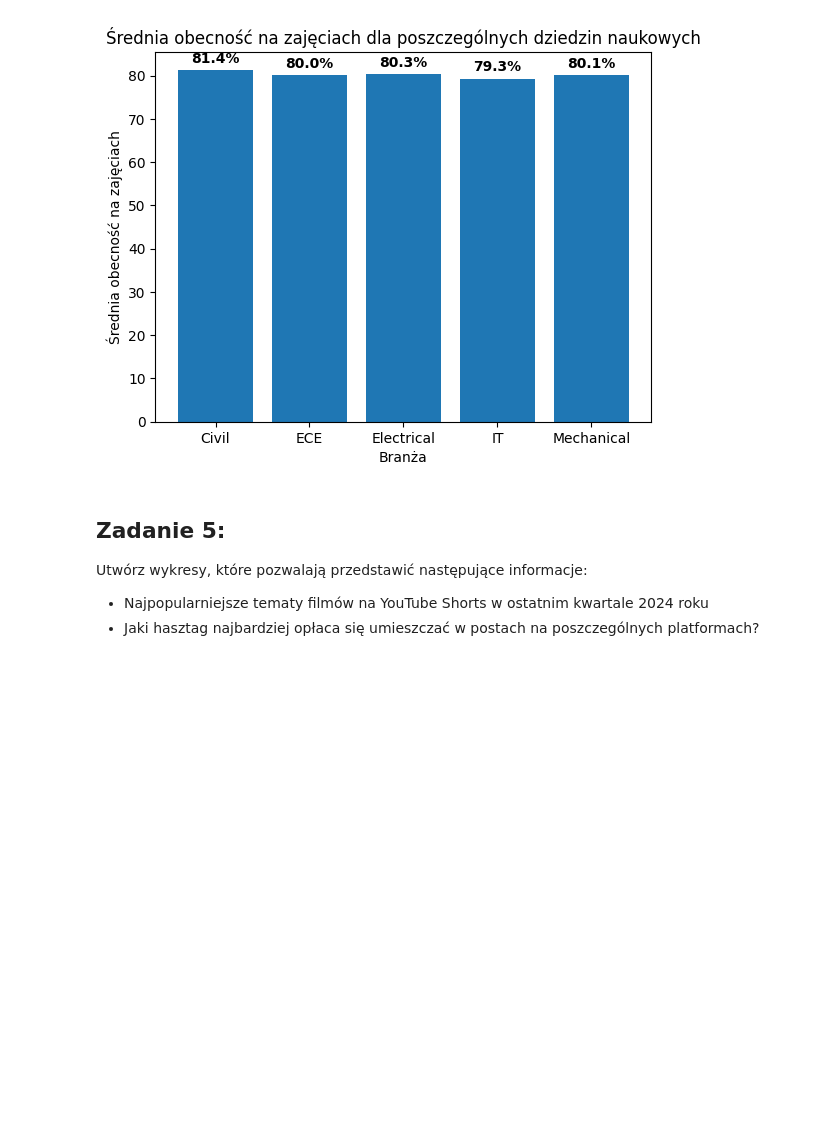
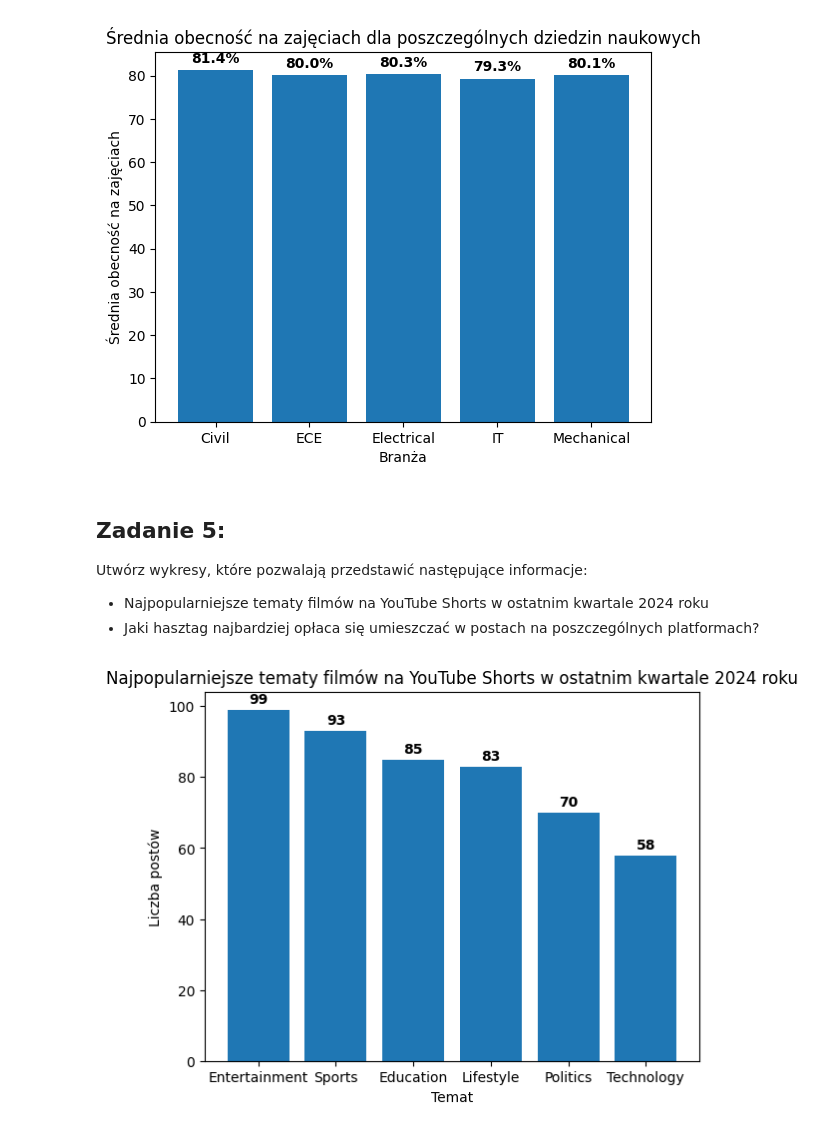
Before and after one commit to Zajecia-na-PWr-LR/lista-1-tomek2005, a Jupyter notebook: UczenieMaszynowe_25_26_Lista1.ipynb, the cells around one changed output. Cells and saved outputs as stored; diff of their text form; code cells hidden in the pictures; blank space fills up the shorter version.

```diff
--- a/UczenieMaszynowe_25_26_Lista1.ipynb
+++ b/UczenieMaszynowe_25_26_Lista1.ipynb
@@ -188,3 +188,26 @@ plt.show()
 Utwórz wykresy, które pozwalają przedstawić następujące informacje:
 - Najpopularniejsze tematy filmów na YouTube Shorts w ostatnim kwartale 2024 roku
 - Jaki hasztag najbardziej opłaca się umieszczać w  postach na poszczególnych platformach?
+# %%
+data2 = pd.read_csv('social_media_viral_content_dataset.csv')
+df2 = pd.DataFrame(data2)
+
+filtered_df2 = df2[(df2['post_datetime'] >= '2024-10-01 00:00:00') &
+                   (df2['post_datetime'] <= '2024-12-31 23:59:59')]
+
+topic_counts = filtered_df2.groupby('topic').size().sort_values(ascending=False)
+bars = plt.bar(topic_counts.index, topic_counts.values)
+
+
+for bar in bars:
+    yval = bar.get_height()
+    plt.text(bar.get_x() + bar.get_width()/2, yval + 1, f'{round(yval, 1)}',
+             ha='center', va='bottom', fontweight='bold')
+
+plt.title('Najpopularniejsze tematy filmów na YouTube Shorts w ostatnim kwartale 2024 roku')
+plt.xlabel('Temat')
+plt.ylabel('Liczba postów')
+
+plt.show()
+# %% [output]
+[figure, added]
```
Also changed, not shown: parts of 1 cell of this notebook.
